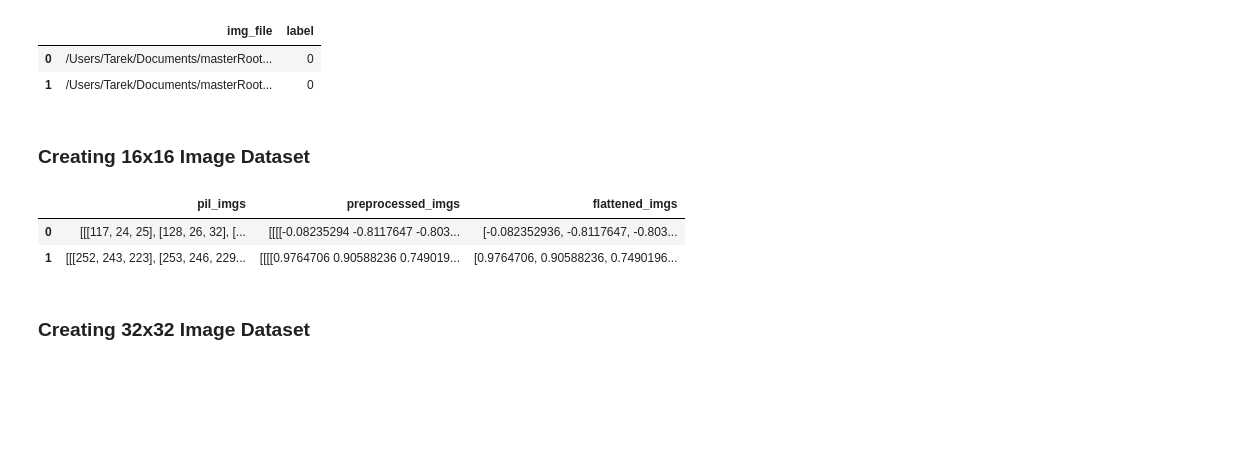
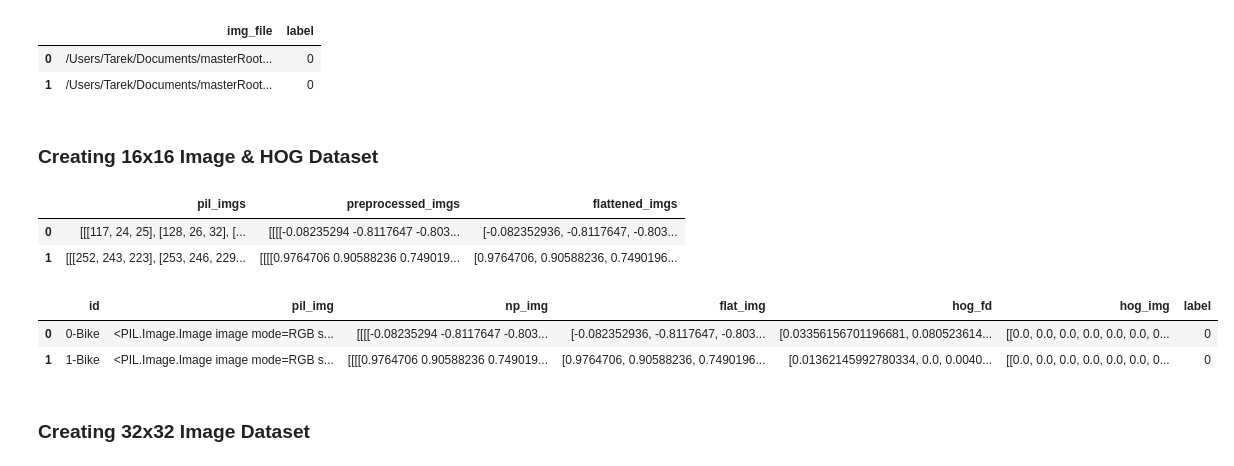
Before and after one commit to tarekel96/Explainable_Computer_Version, a Jupyter notebook: preprocess.ipynb, the cells around one changed output. Saved outputs shown, nothing was run; the diff lists cells and outputs as text; code cells hidden in the pictures; blank space fills up the shorter version.

```diff
--- a/preprocess.ipynb
+++ b/preprocess.ipynb
@@ -114,8 +114,35 @@ def create_df_img(df, img_scale, interpolation='lanczos'):
     data = np.array([np.array([pil_imgs[i], preprocessed_imgs[i], flattened_imgs[i]], dtype=object) for i in range(len(pil_imgs))])
     columns=['pil_imgs', 'preprocessed_imgs', 'flattened_imgs']
     return pd.DataFrame(data, columns=columns)
+# %%
+def create_df_hog(df, img_scale, interpolation='lanczos'):
+    records = []
+    name = lambda label : 'Car' if label == 0 else 'Bike'
+    for i in range(len(df)):
+        img_file, label = df['img_file'][i], df['label'][i]
+        # unique identifier
+        id = f'{i}-{name(label)}'
+        # PIL, np_img, flat_img
+        img = image.load_img(img_file.strip(), target_size=(img_scale, img_scale), interpolation=interpolation)
+        img_array = image.img_to_array(img)
+        x = np.expand_dims(img_array, axis=0)
+        x = preprocess_input(x)
+        flat_img = x.flatten()
+        # HOG
+        hog_fd, hog_img = hog(
+            image=np.array(img),
+            orientations=9,
+            pixels_per_cell=(8,8),
+            cells_per_block=(2,2),
+            visualize=True,
+            channel_axis=2
+        )
+        record = np.array([id, img, x, flat_img, hog_fd, hog_img, label], dtype=object)
+        records.append(record)
+    columns=['id', 'pil_img', 'np_img', 'flat_img', 'hog_fd', 'hog_img', 'label']
+    return pd.DataFrame(data=records, columns=columns)
 # %% [markdown]
-### Creating 16x16 Image Dataset
+### Creating 16x16 Image & HOG Dataset
 # %%
 df_img_16 = create_df_img(
     df=df_img_files,
@@ -130,3 +157,15 @@ df_img_16.head(2)
 | 1 | [[[252, 243, 223], [253, 246, 229... | [[[[0.9764706 0.90588236 0.749019... | [0.9764706, 0.90588236, 0.7490196... |
 # %%
 np.save(file=CAR_BIKE_DIR + '/16/df_img_16.npy', arr=df_img_16.to_numpy(), allow_pickle=True)
+# %%
+df_hog_16 = create_df_hog(
+    df=df_img_files,
+    img_scale=16,
+    interpolation='lanczos'
+)
+# %%
+df_hog_16.head(2)
+# %% [output]
+|  | id | pil_img | np_img | flat_img | hog_fd | hog_img | label |
+| 0 | 0-Bike | <PIL.Image.Image image mode=RGB s... | [[[[-0.08235294 -0.8117647 -0.803... | [-0.082352936, -0.8117647, -0.803... | [0.03356156701196681, 0.080523614... | [[0.0, 0.0, 0.0, 0.0, 0.0, 0.0, 0... | 0 |
+| 1 | 1-Bike | <PIL.Image.Image image mode=RGB s... | [[[[0.9764706 0.90588236 0.749019... | [0.9764706, 0.90588236, 0.7490196... | [0.01362145992780334, 0.0, 0.0040... | [[0.0, 0.0, 0.0, 0.0, 0.0, 0.0, 0... | 0 |
```
Also changed, not shown: parts of 14 cells of this notebook.
